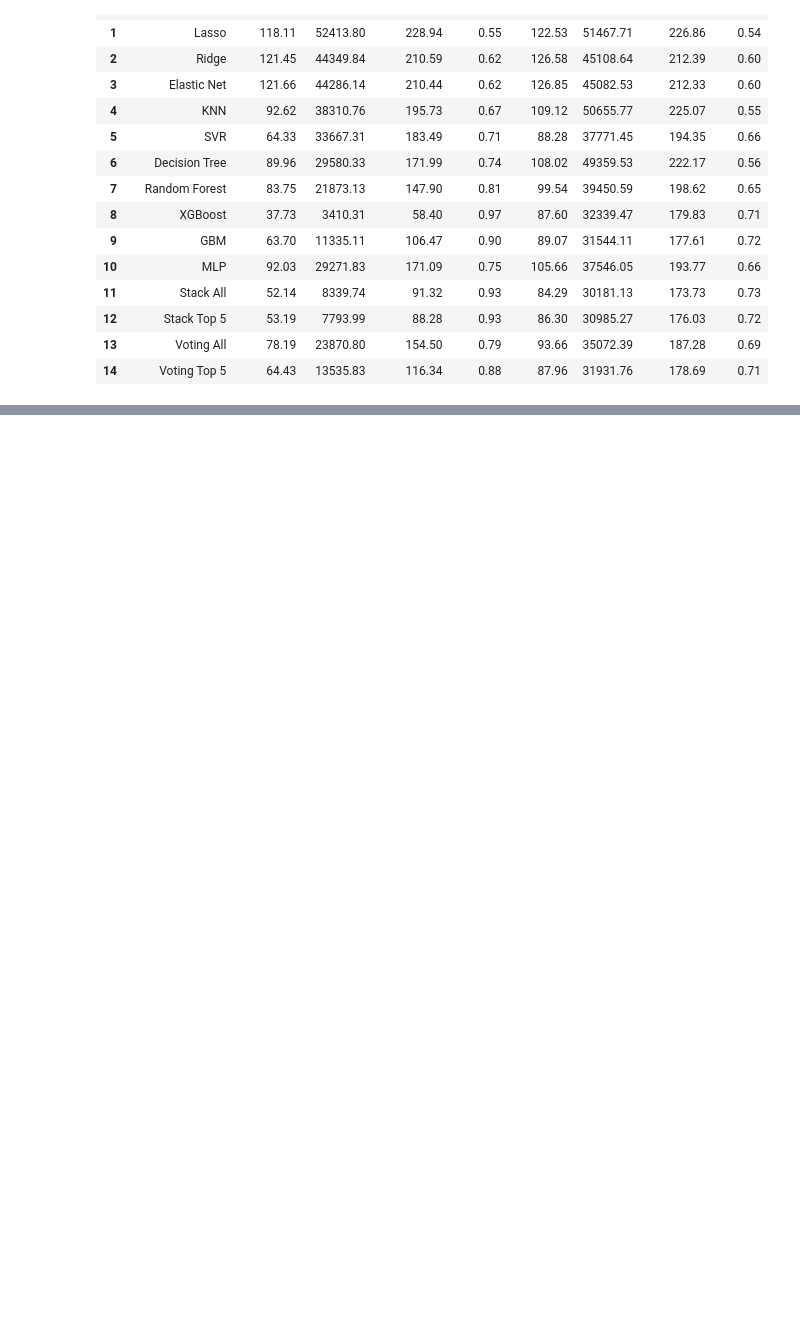
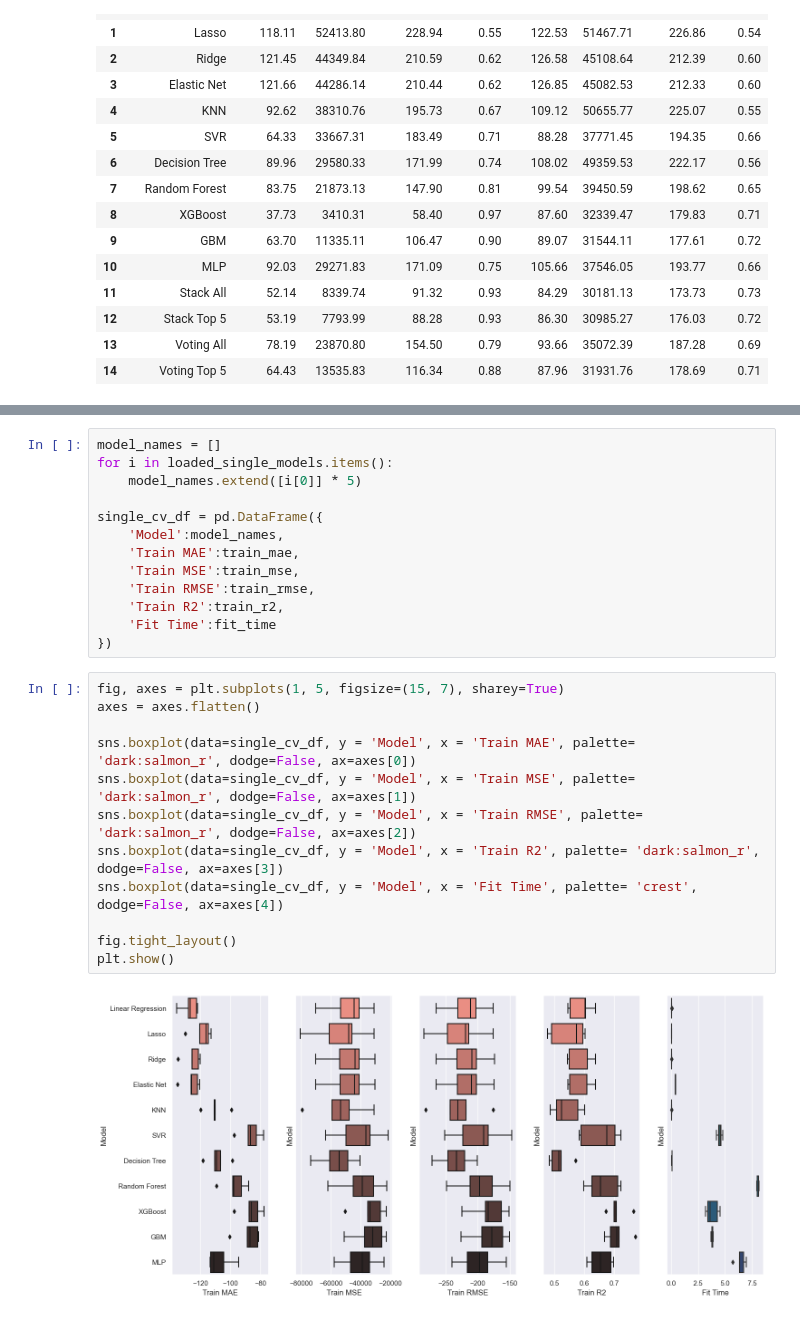
Before and after one commit to domnasrabadi/Airbnb-Sydney-Paper, a Jupyter notebook: models/final_models_eval.ipynb, the cells around one changed output, grey strips where cells are left out. Cells and saved outputs as stored; diff of their text form; blank space fills up the shorter version.

```diff
--- a/models/final_models_eval.ipynb
+++ b/models/final_models_eval.ipynb
@@ -292,0 +341,27 @@ plt.show()
+# %%
+model_names = []
+for i in loaded_single_models.items():
+    model_names.extend([i[0]] * 5)
+
+single_cv_df = pd.DataFrame({
+    'Model':model_names,
+    'Train MAE':train_mae,
+    'Train MSE':train_mse,
+    'Train RMSE':train_rmse,
+    'Train R2':train_r2,
+    'Fit Time':fit_time
+})
+# %%
+fig, axes = plt.subplots(1, 5, figsize=(15, 7), sharey=True)
+axes = axes.flatten()
+
+sns.boxplot(data=single_cv_df, y = 'Model', x = 'Train MAE', palette= 'dark:salmon_r', dodge=False, ax=axes[0])
+sns.boxplot(data=single_cv_df, y = 'Model', x = 'Train MSE', palette= 'dark:salmon_r', dodge=False, ax=axes[1])
+sns.boxplot(data=single_cv_df, y = 'Model', x = 'Train RMSE', palette= 'dark:salmon_r', dodge=False, ax=axes[2])
+sns.boxplot(data=single_cv_df, y = 'Model', x = 'Train R2', palette= 'dark:salmon_r', dodge=False, ax=axes[3])
+sns.boxplot(data=single_cv_df, y = 'Model', x = 'Fit Time', palette= 'crest', dodge=False, ax=axes[4])
+
+fig.tight_layout()
+plt.show()
+# %% [output]
+[figure, added]
```
Also changed, not shown: parts of 13 cells of this notebook.
